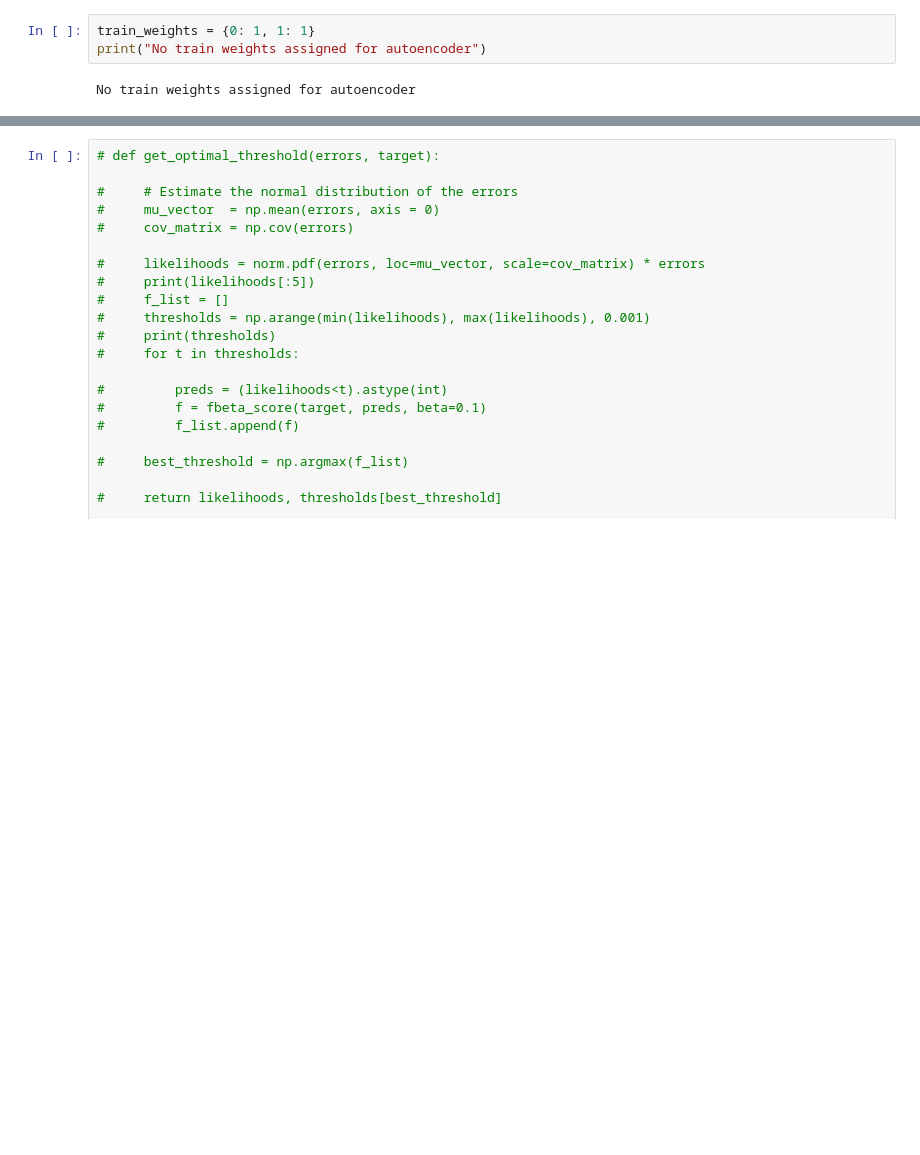
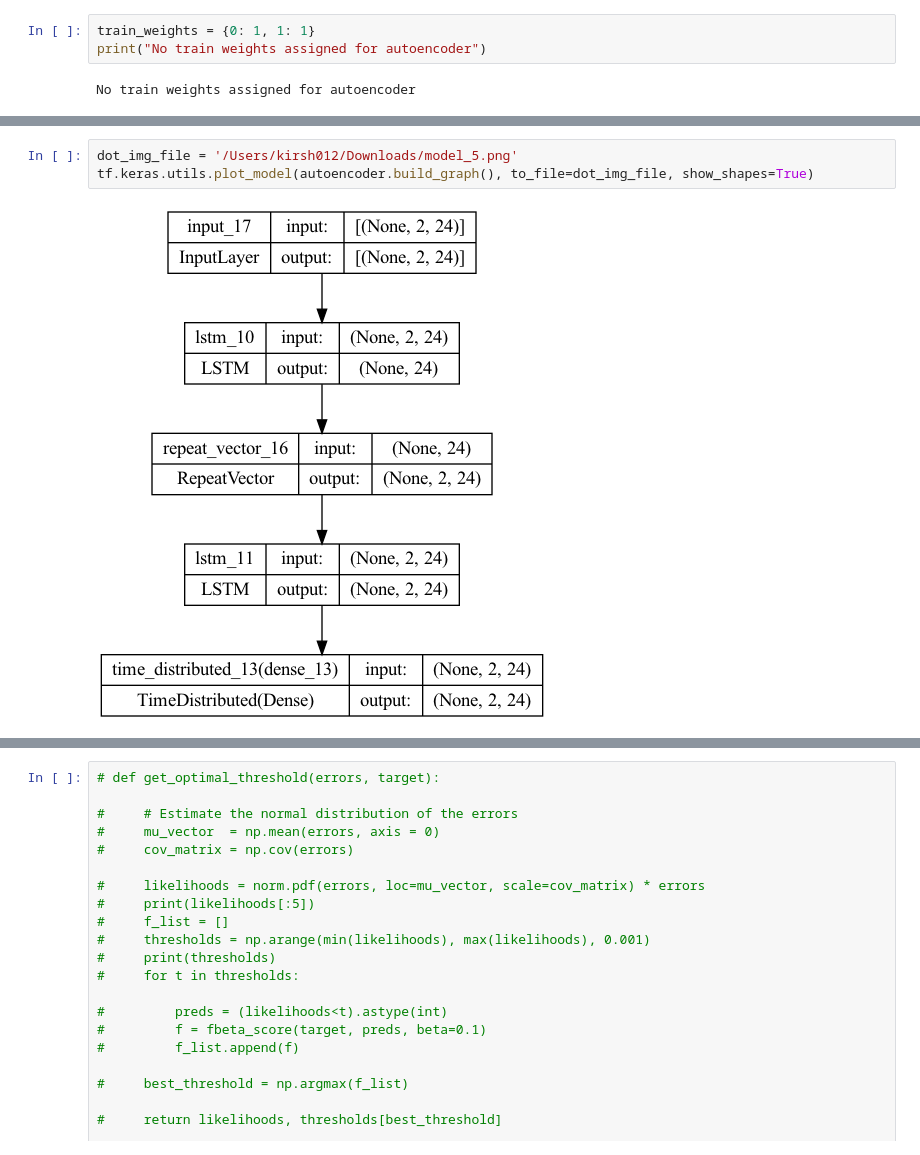
Before and after one commit to tk27182/masters-thesis, a Jupyter notebook: Code/test_autoencoder.ipynb, the cells around one changed output, grey strips where cells are left out. Drawn from its saved outputs; the diff is of its cells as text; blank space fills up the shorter version.

```diff
--- a/Code/test_autoencoder.ipynb
+++ b/Code/test_autoencoder.ipynb
@@ -188,3 +285,8 @@ Epoch 29/5000
+# %%
+dot_img_file = '/Users/kirsh012/Downloads/model_5.png'
+tf.keras.utils.plot_model(autoencoder.build_graph(), to_file=dot_img_file, show_shapes=True)
+# %% [output]
+[figure, added]
 # %%
 # Plot Train and Val loss
 viz.plot_loss(history.history['loss'], history.history['val_loss'], title = 'LSTM Autoencoder')
```
Also changed, not shown: parts of 52 cells of this notebook, 1 other file.
